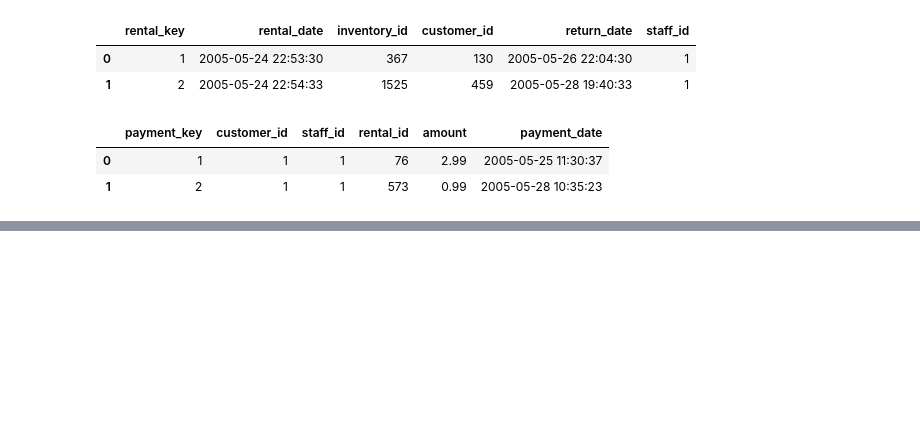
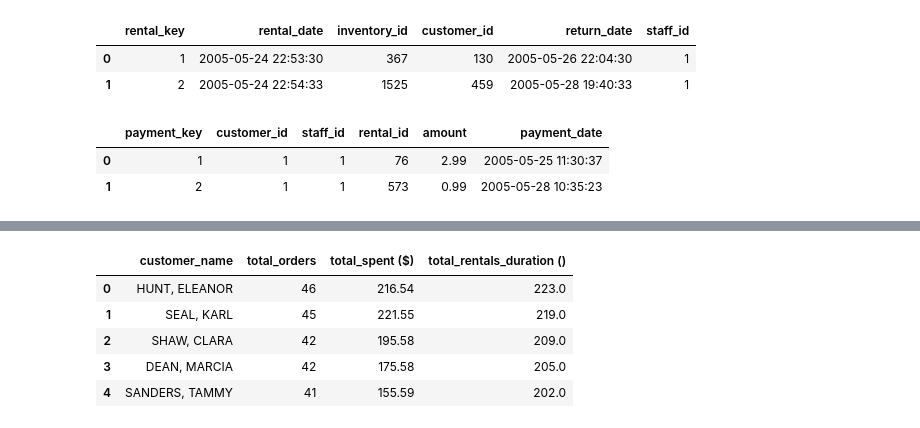
Before and after one commit to ecm8yu/DS2002-Midterm-ecm8yu, a Jupyter notebook: Midterm.ipynb, the cells around one changed output, grey strips where cells are left out. Cells and saved outputs as stored; diff of their text form; code cells hidden in the pictures; blank space fills up the shorter version.

```diff
--- a/Midterm.ipynb
+++ b/Midterm.ipynb
@@ -392,0 +687,26 @@ df_dim_payments.head(2)
+# %%
+# return the customers who rent the most movies and the amount they have spent as well as the duration of rental time
+   # concat function source: https://www.mssqltips.com/sqlservertip/2985/concatenate-sql-server-columns-into-a-string-with-concat/
+query= """
+    SELECT CONCAT(customers.last_name, ', ',customers.first_name) AS 'customer_name',
+        COUNT(orders.order_key) AS 'total_orders',
+        SUM(orders.amount) AS 'total_spent ($)',
+        SUM(films.rental_duration) AS 'total_rentals_duration ()'
+    FROM {0}.fact_orders AS orders
+    INNER JOIN {0}.dim_customers AS customers
+    ON customers.customer_key = orders.customer_id
+    INNER JOIN {0}.dim_films AS films
+    ON films.film_key = orders.film_id
+    GROUP BY customer_name
+    ORDER BY total_orders DESC;
+""".format(dst_dbname)
+
+df_test = get_dataframe(user_id, pwd, host_name, dst_dbname, query)
+df_test.head(5)
+# %% [output]
+|  | customer_name | total_orders | total_spent ($) | total_rentals_duration () |
+| 0 | HUNT, ELEANOR | 46 | 216.54 | 223.0 |
+| 1 | SEAL, KARL | 45 | 221.55 | 219.0 |
+| 2 | SHAW, CLARA | 42 | 195.58 | 209.0 |
+| 3 | DEAN, MARCIA | 42 | 175.58 | 205.0 |
+| 4 | SANDERS, TAMMY | 41 | 155.59 | 202.0 |
```
Also changed, not shown: parts of 43 cells of this notebook.
